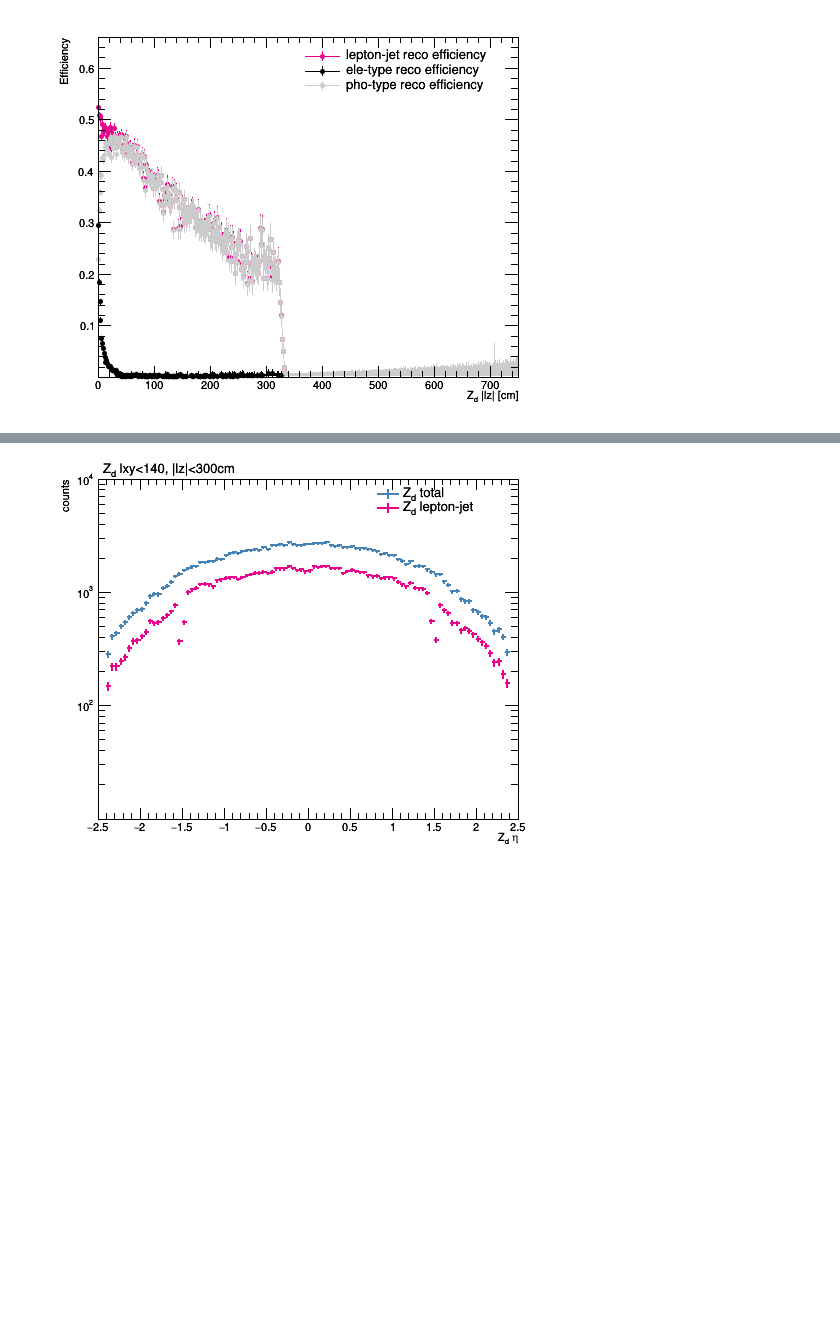
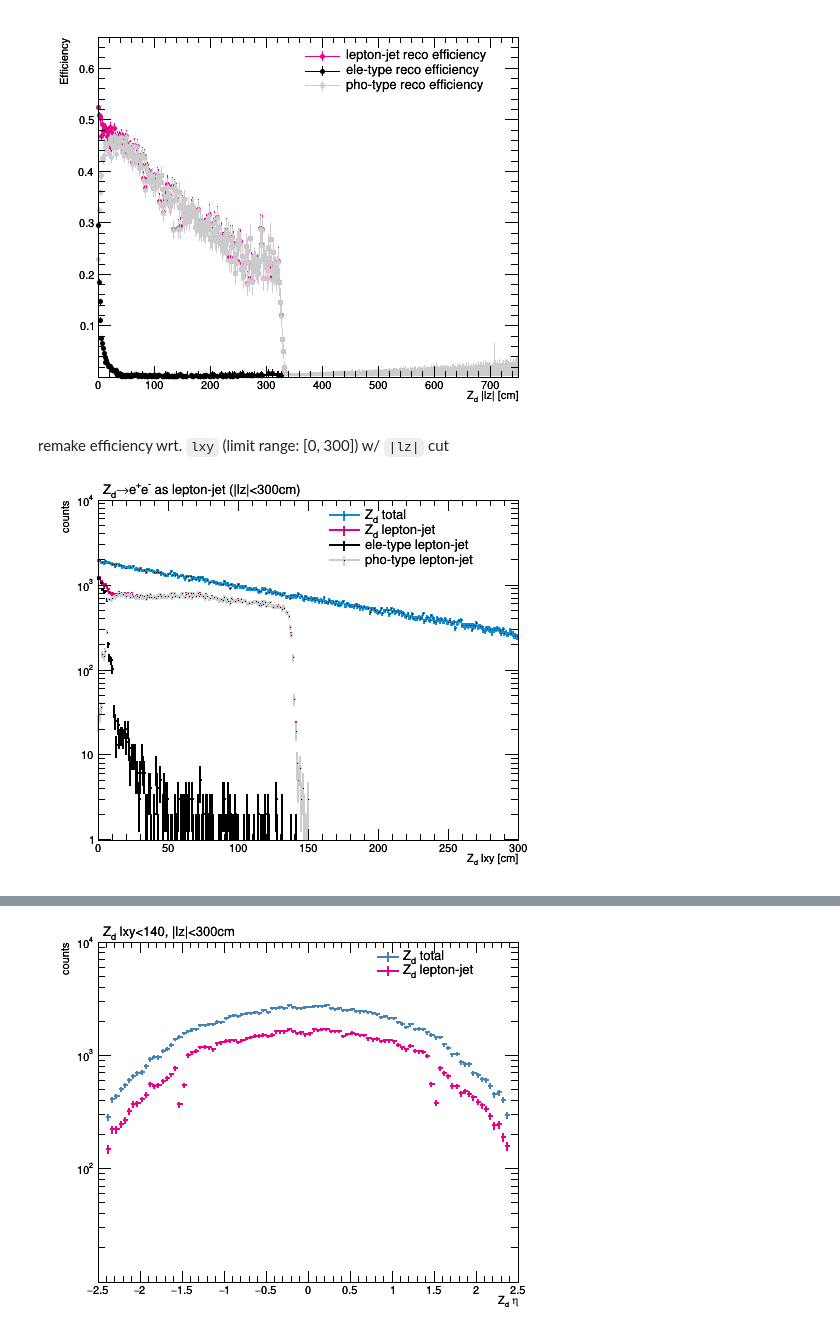
Before and after one commit to jsiado/FireROOT, a Jupyter notebook: Analysis/python/outputs/notebooks/LJRECO__matchjet.ipynb, the cells around one changed output, grey strips where cells are left out. Cells and saved outputs as stored; diff of their text form; code cells hidden in the pictures; blank space fills up the shorter version.

```diff
--- a/Analysis/python/outputs/notebooks/LJRECO__matchjet.ipynb
+++ b/Analysis/python/outputs/notebooks/LJRECO__matchjet.ipynb
@@ -215,3 +217,37 @@ leg.Draw()
 canvas.draw()
 # %% [output]
 [figure]
+# %% [markdown]
+remake efficiency wrt. `lxy` (limit range: [0, 300]) w/ `|lz|` cut
+# %%
+LIMIT_LZ = 'abs(dp_lxy)<300'
+
+dplxy300_total  = t.Draw(t.b.dp_lxy>>('dplxy300_total', 300, 0, 300), LIMIT_LZ)
+dplxy300_passed = t.Draw(t.b.dp_lxy>>('dplxy300_passed', 300, 0, 300), LIMIT_LZ+'&lj_gendr>0')
+dplxy300_passed_type1 = t.Draw(t.b.dp_lxy>>('dplxy300_passed_type1', 300, 0, 300), LIMIT_LZ+'&lj_gendr>0&lj_nele>0')
+dplxy300_passed_type2 = t.Draw(t.b.dp_lxy>>('dplxy300_passed_type2', 300, 0, 300), LIMIT_LZ+'&lj_gendr>0&lj_nele==0')
+# %%
+canvas.clear()
+
+dplxy300_total .linecolor=sigCOLORS[0]
+dplxy300_total .linewidth=2
+dplxy300_passed.linecolor=sigCOLORS[1]
+dplxy300_passed.linewidth=2
+dplxy300_passed_type1.linecolor=sigCOLORS[2]
+dplxy300_passed_type1.linewidth=2
+dplxy300_passed_type2.linecolor=sigCOLORS[3]
+dplxy300_passed_type2.linewidth=2
+draw([dplxy300_total, dplxy300_passed, dplxy300_passed_type1, dplxy300_passed_type2],
+     pad=canvas, logy=True, ylimits=(1,1e4), xtitle='Z_{d} lxy [cm]', ytitle='counts')
+leg = Legend(4, margin=0.25, leftmargin=0.45,
+             topmargin=0.02, entrysep=0.01, entryheight=0.03, textsize=14,)
+leg.AddEntry(dplxy300_total, 'Z_{d} total', 'LEP')
+leg.AddEntry(dplxy300_passed, 'Z_{d} lepton-jet', 'LEP')
+leg.AddEntry(dplxy300_passed_type1, 'ele-type lepton-jet', 'LEP')
+leg.AddEntry(dplxy300_passed_type2, 'pho-type lepton-jet', 'LEP')
+leg.Draw()
+title=TitleAsLatex('Z_{d}#rightarrowe^{+}e^{-} as lepton-jet (|lz|<300cm)')
+title.Draw()
+canvas.draw()
+# %% [output]
+[figure, added]
```
Also changed, not shown: parts of 6 cells of this notebook, 1 other file.
